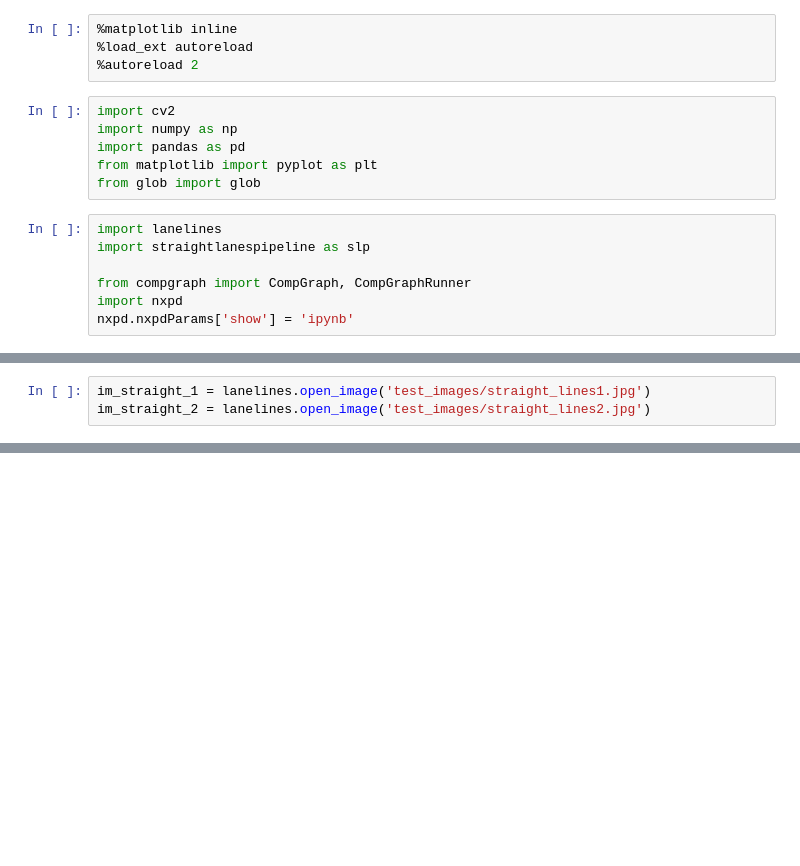
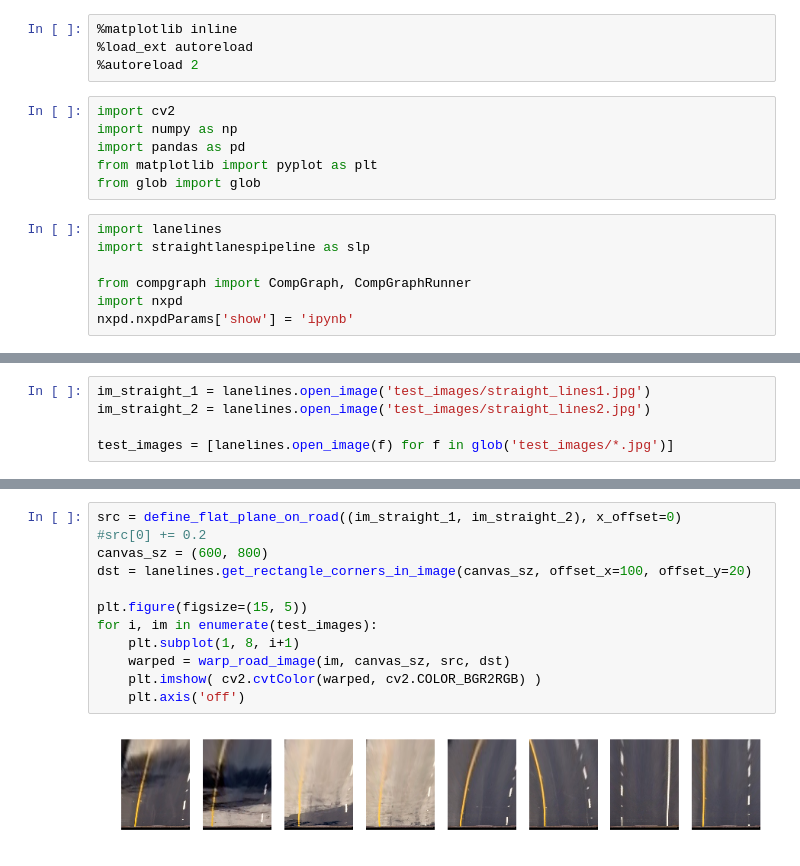
Before and after one commit to semeniuta/CarND-Advanced-Lane-Lines, a Jupyter notebook: define_plane_region.ipynb, the cells around one changed output, grey strips where cells are left out. Saved outputs shown, nothing was run; the diff lists cells and outputs as text; blank space fills up the shorter version.

```diff
--- a/define_plane_region.ipynb
+++ b/define_plane_region.ipynb
@@ -18,6 +65,8 @@ nxpd.nxpdParams['show'] = 'ipynb'
 # %%
 im_straight_1 = lanelines.open_image('test_images/straight_lines1.jpg')
 im_straight_2 = lanelines.open_image('test_images/straight_lines2.jpg')
+
+test_images = [lanelines.open_image(f) for f in glob('test_images/*.jpg')]
 # %%
 cg = slp.computational_graph
 cg_params = slp.parameters
@@ -41,0 +94,14 @@ for im in (im_straight_1, im_straight_2):
+# %%
+src = define_flat_plane_on_road((im_straight_1, im_straight_2), x_offset=0)
+#src[0] += 0.2
+canvas_sz = (600, 800)
+dst = lanelines.get_rectangle_corners_in_image(canvas_sz, offset_x=100, offset_y=20)
+
+plt.figure(figsize=(15, 5))
+for i, im in enumerate(test_images):
+    plt.subplot(1, 8, i+1)
+    warped = warp_road_image(im, canvas_sz, src, dst)
+    plt.imshow( cv2.cvtColor(warped, cv2.COLOR_BGR2RGB) )
+    plt.axis('off')
+# %% [output]
+[figure, added]
```
Also changed, not shown: parts of 3 cells of this notebook, 2 other files.
